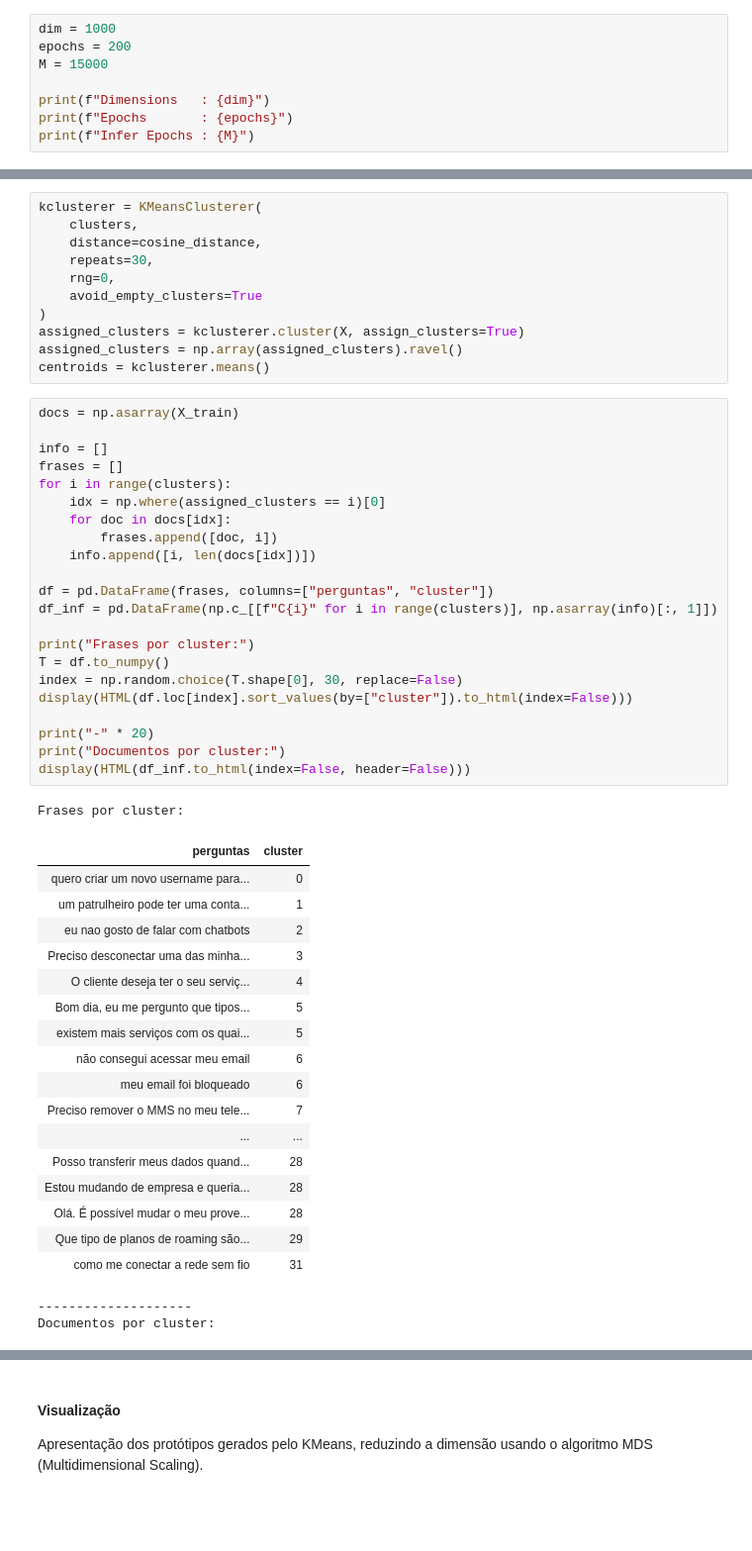
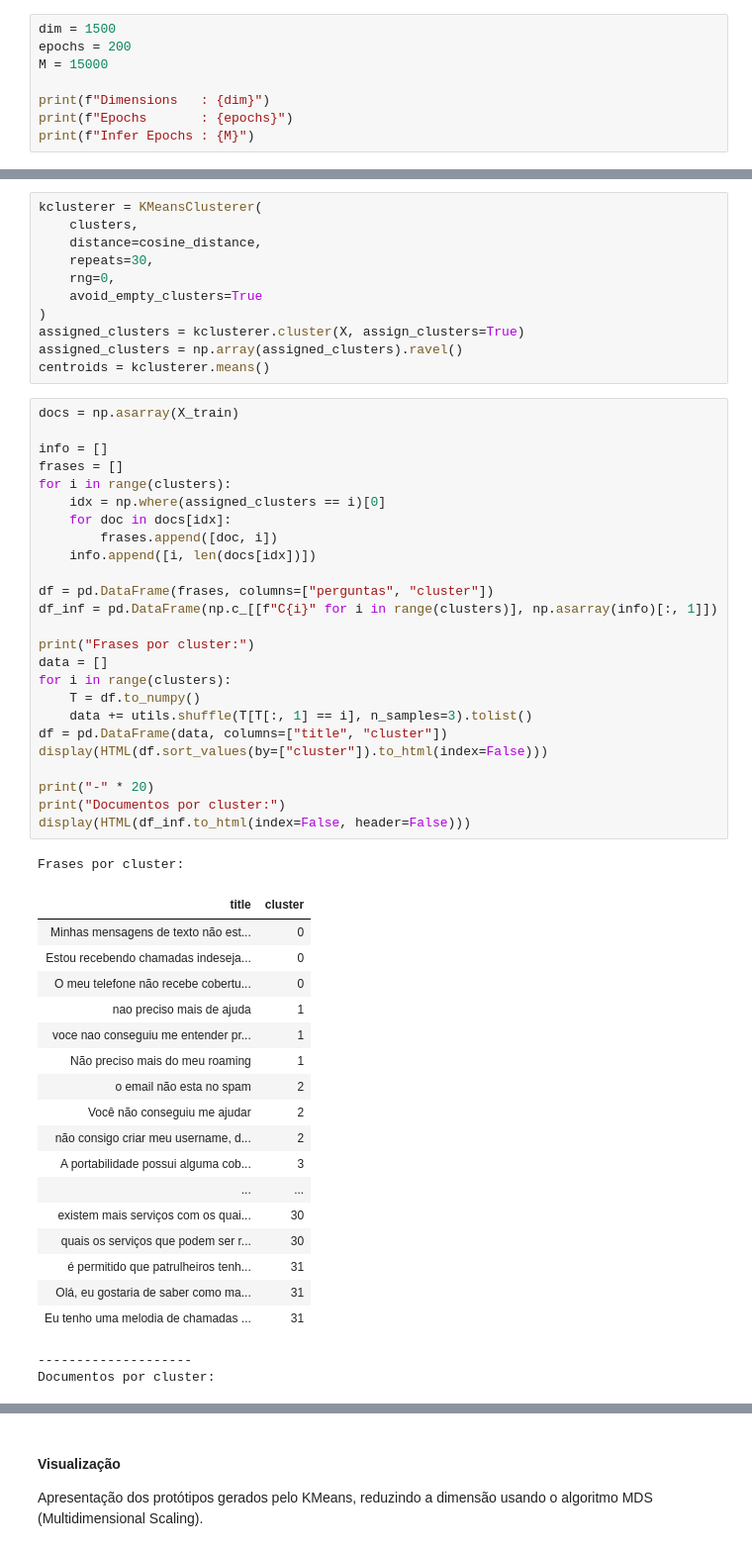
Before and after one commit to rdenadai/ia006c, a Jupyter notebook: notebooks/PROJETO/projeto.ipynb, the cells around one changed output, grey strips where cells are left out. Shown: that part at 99% size. Cells and saved outputs as stored; diff of their text form; blank space fills up the shorter version.

```diff
--- a/notebooks/PROJETO/projeto.ipynb
+++ b/notebooks/PROJETO/projeto.ipynb
@@ -210,7 +213,7 @@ Parâmetros iniciais... quantidade de dimensões dos vetores gerados para cada f
 
 A quantidade de épocas de inferência, sugere-se ser bem superior as de treinamento.
 # %%
-dim = 1000
+dim = 1500
 epochs = 200
 M = 15000
 
@@ -312,43 +315,46 @@ centroids = kclusterer.means()
 # %%
 docs = np.asarray(X_train)
 
 info = []
 frases = []
 for i in range(clusters):
     idx = np.where(assigned_clusters == i)[0]
     for doc in docs[idx]:
         frases.append([doc, i])
     info.append([i, len(docs[idx])])
 
 df = pd.DataFrame(frases, columns=["perguntas", "cluster"])
 df_inf = pd.DataFrame(np.c_[[f"C{i}" for i in range(clusters)], np.asarray(info)[:, 1]])
 
 print("Frases por cluster:")
-T = df.to_numpy()
-index = np.random.choice(T.shape[0], 30, replace=False)
-display(HTML(df.loc[index].sort_values(by=["cluster"]).to_html(index=False)))
+data = []
+for i in range(clusters):
+    T = df.to_numpy()
+    data += utils.shuffle(T[T[:, 1] == i], n_samples=3).tolist()
+df = pd.DataFrame(data, columns=["title", "cluster"])
+display(HTML(df.sort_values(by=["cluster"]).to_html(index=False)))
 
 print("-" * 20)
 print("Documentos por cluster:")
 display(HTML(df_inf.to_html(index=False, header=False)))
 # %% [output]
 Frases por cluster:
-| perguntas | cluster |
-| quero criar um novo username para... | 0 |
-| um patrulheiro pode ter uma conta... | 1 |
-| eu nao gosto de falar com chatbots | 2 |
-| Preciso desconectar uma das minha... | 3 |
-| O cliente deseja ter o seu serviç... | 4 |
-| Bom dia, eu me pergunto que tipos... | 5 |
-| existem mais serviços com os quai... | 5 |
-| não consegui acessar meu email | 6 |
-| meu email foi bloqueado | 6 |
-| Preciso remover o MMS no meu tele... | 7 |
+| title | cluster |
+| Minhas mensagens de texto não est... | 0 |
+| Estou recebendo chamadas indeseja... | 0 |
+| O meu telefone não recebe cobertu... | 0 |
+| nao preciso mais de ajuda | 1 |
+| voce nao conseguiu me entender pr... | 1 |
+| Não preciso mais do meu roaming | 1 |
+| o email não esta no spam | 2 |
+| Você não conseguiu me ajudar | 2 |
+| não consigo criar meu username, d... | 2 |
+| A portabilidade possui alguma cob... | 3 |
 | ... | ... |
-| Posso transferir meus dados quand... | 28 |
-| Estou mudando de empresa e queria... | 28 |
-| Olá. É possível mudar o meu prove... | 28 |
-| Que tipo de planos de roaming são... | 29 |
-| como me conectar a rede sem fio | 31 |
+| existem mais serviços com os quai... | 30 |
+| quais os serviços que podem ser r... | 30 |
+| é permitido que patrulheiros tenh... | 31 |
+| Olá, eu gostaria de saber como ma... | 31 |
+| Eu tenho uma melodia de chamadas ... | 31 |
 --------------------
 Documentos por cluster:
```
Also changed, not shown: parts of 28 cells of this notebook.
